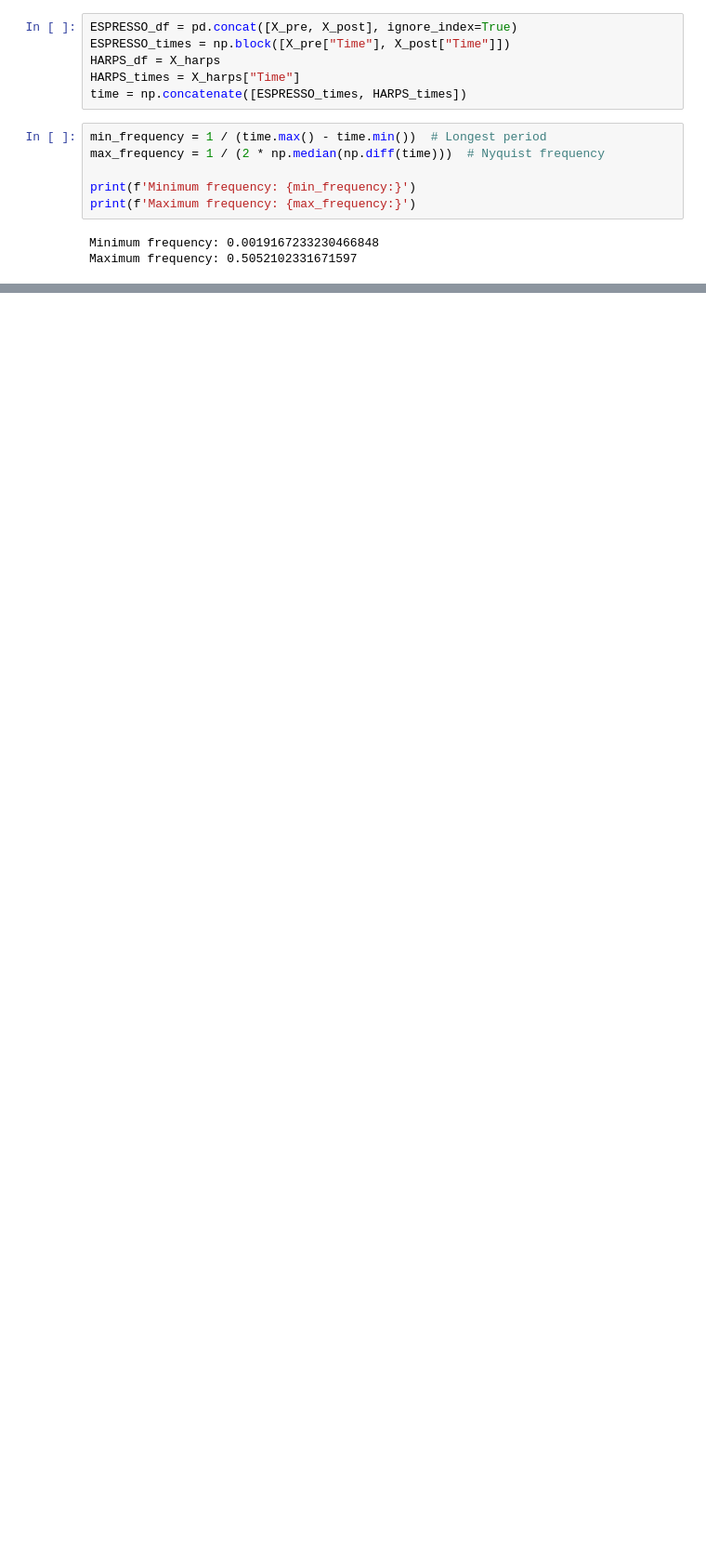
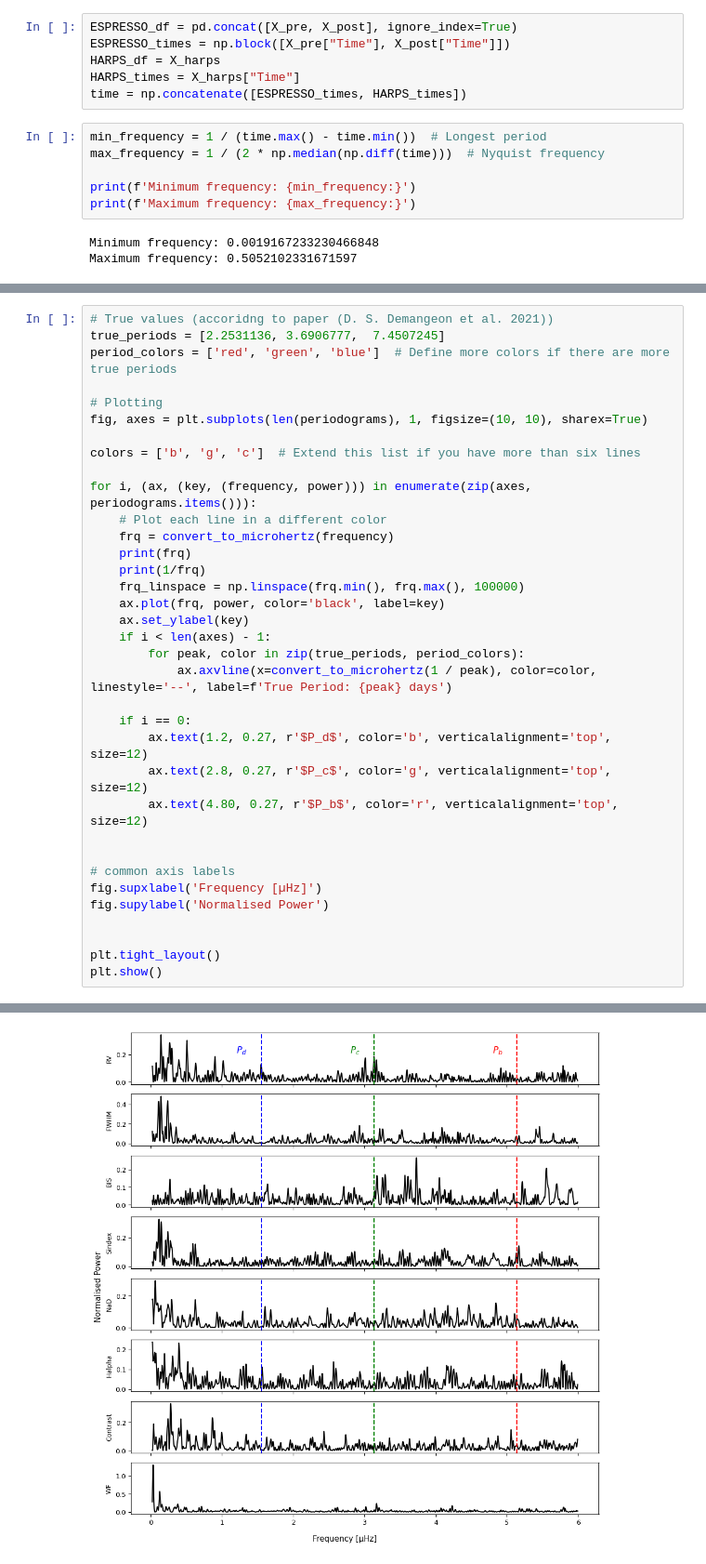
Before and after one commit to MaxTalberg/RV-detection-of-L98-59, a Jupyter notebook: src/periodogram.ipynb, the cells around one changed output, grey strips where cells are left out. Shown at 93% size. Drawn from its saved outputs; the diff is of its cells as text; blank space fills up the shorter version.

```diff
--- a/src/periodogram.ipynb
+++ b/src/periodogram.ipynb
@@ -127,0 +101,36 @@ plt.show()
+# %%
+# True values (accoridng to paper (D. S. Demangeon et al. 2021))
+true_periods = [2.2531136, 3.6906777,  7.4507245]
+period_colors = ['red', 'green', 'blue']  # Define more colors if there are more true periods
+
+# Plotting
+fig, axes = plt.subplots(len(periodograms), 1, figsize=(10, 10), sharex=True)
+
+colors = ['b', 'g', 'c']  # Extend this list if you have more than six lines
+
+for i, (ax, (key, (frequency, power))) in enumerate(zip(axes, periodograms.items())):
+    # Plot each line in a different color
+    frq = convert_to_microhertz(frequency)
+    print(frq)
+    print(1/frq)
+    frq_linspace = np.linspace(frq.min(), frq.max(), 100000)
+    ax.plot(frq, power, color='black', label=key)
+    ax.set_ylabel(key)
+    if i < len(axes) - 1:
+        for peak, color in zip(true_periods, period_colors):
+            ax.axvline(x=convert_to_microhertz(1 / peak), color=color, linestyle='--', label=f'True Period: {peak} days')
+
+    if i == 0:
+        ax.text(1.2, 0.27, r'$P_d$', color='b', verticalalignment='top', size=12)
+        ax.text(2.8, 0.27, r'$P_c$', color='g', verticalalignment='top', size=12)
+        ax.text(4.80, 0.27, r'$P_b$', color='r', verticalalignment='top', size=12)
+
+
+# common axis labels
+fig.supxlabel('Frequency [µHz]')
+fig.supylabel('Normalised Power')
+
+
+plt.tight_layout()
+plt.show()
+# %% [output]
@@ -127,0 +154 @@ plt.show()
+[figure, added]
```
Also changed, not shown: parts of 6 cells of this notebook, 3 other files.
